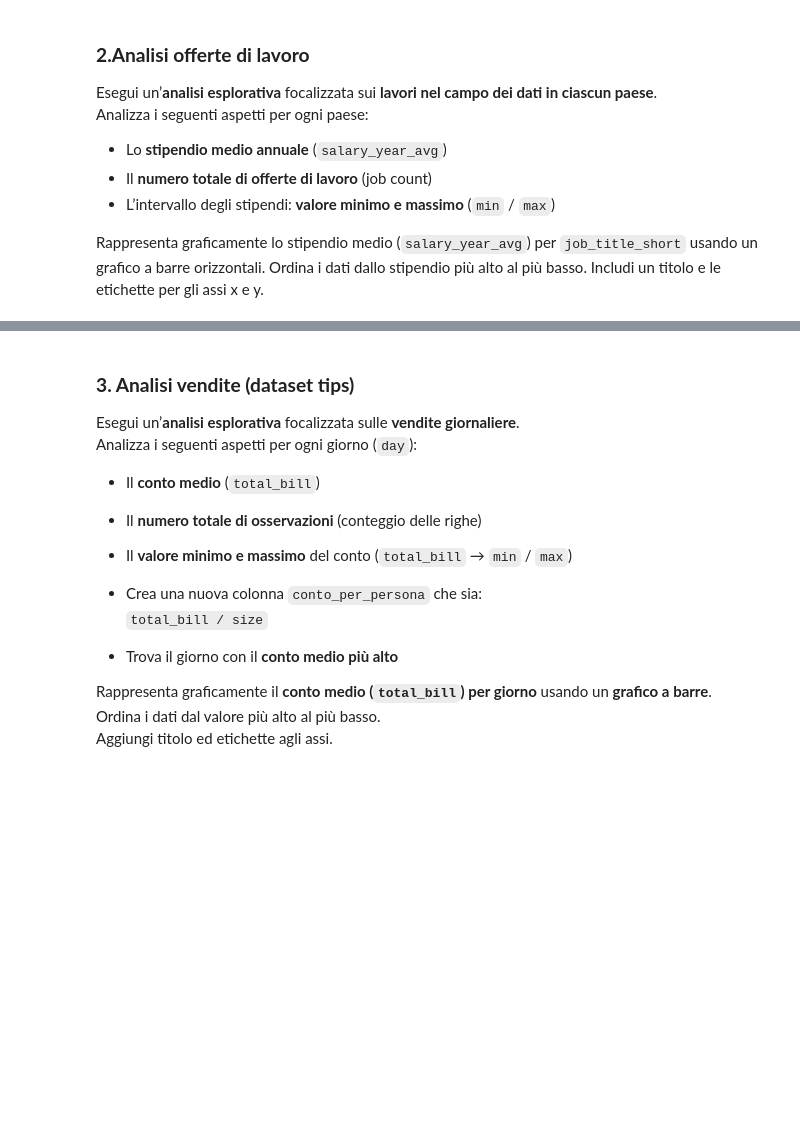
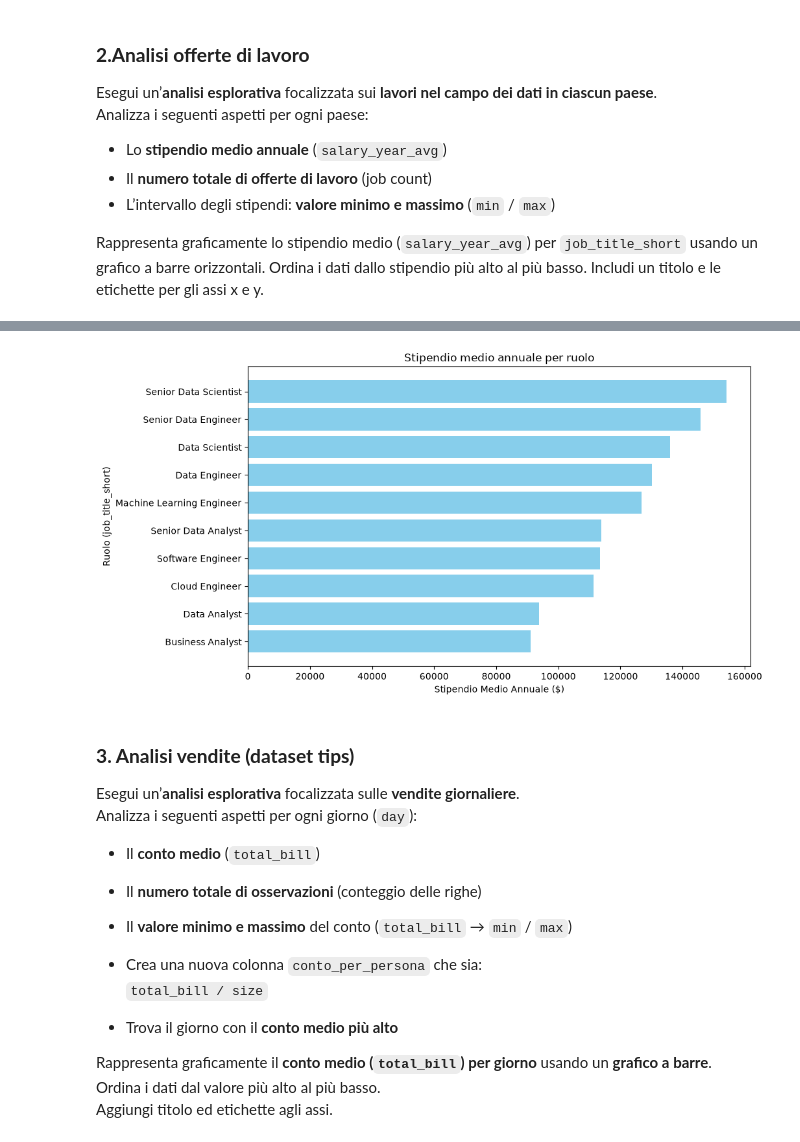
Before and after one commit to majamujagic/ProgrammingLab, a Jupyter notebook: Python 2/Lezione 3/3.5_Esercizi_lez_3.ipynb, the cells around one changed output, grey strips where cells are left out. Saved outputs shown, nothing was run; the diff lists cells and outputs as text; code cells hidden in the pictures; blank space fills up the shorter version.

```diff
--- a/Python 2/Lezione 3/3.5_Esercizi_lez_3.ipynb
+++ b/Python 2/Lezione 3/3.5_Esercizi_lez_3.ipynb
@@ -142,3 +199,14 @@ TypeError: argument of type 'method' is not iterable
+# %%
+import matplotlib.pyplot as plt
+df_stipendi = df.groupby('job_title_short')['salary_year_avg'].mean().sort_values(ascending=True)
+plt.figure(figsize=(10, 6))
+plt.barh(df_stipendi.index, df_stipendi.values, color='skyblue')
+plt.title('Stipendio medio annuale per ruolo')
+plt.xlabel('Stipendio Medio Annuale ($)')
+plt.ylabel('Ruolo (job_title_short)')
+plt.show()
+# %% [output]
+[figure, added]
 # %% [markdown]
 ### **3. Analisi vendite (dataset tips)**
 
```
Also changed, not shown: parts of 34 cells of this notebook.
